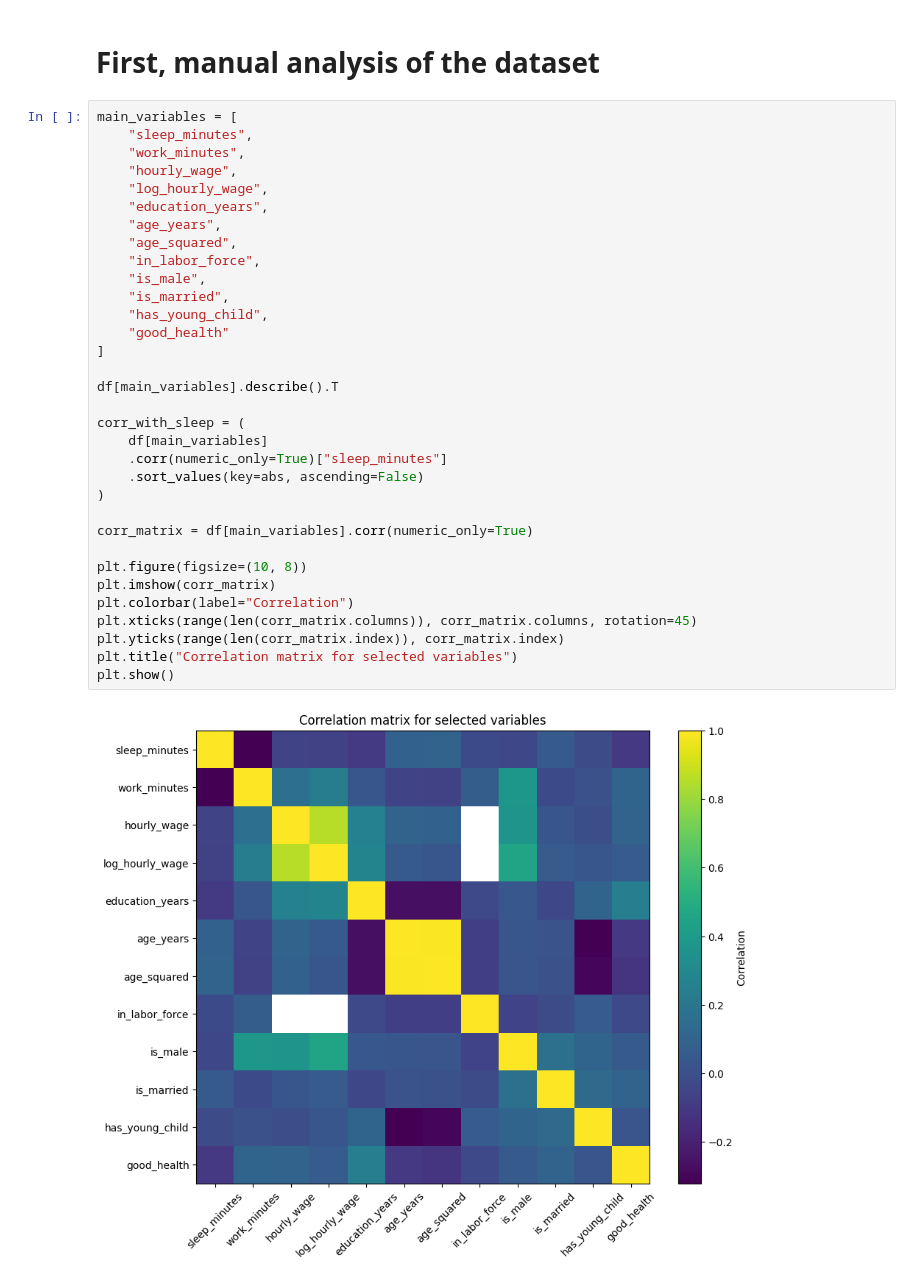
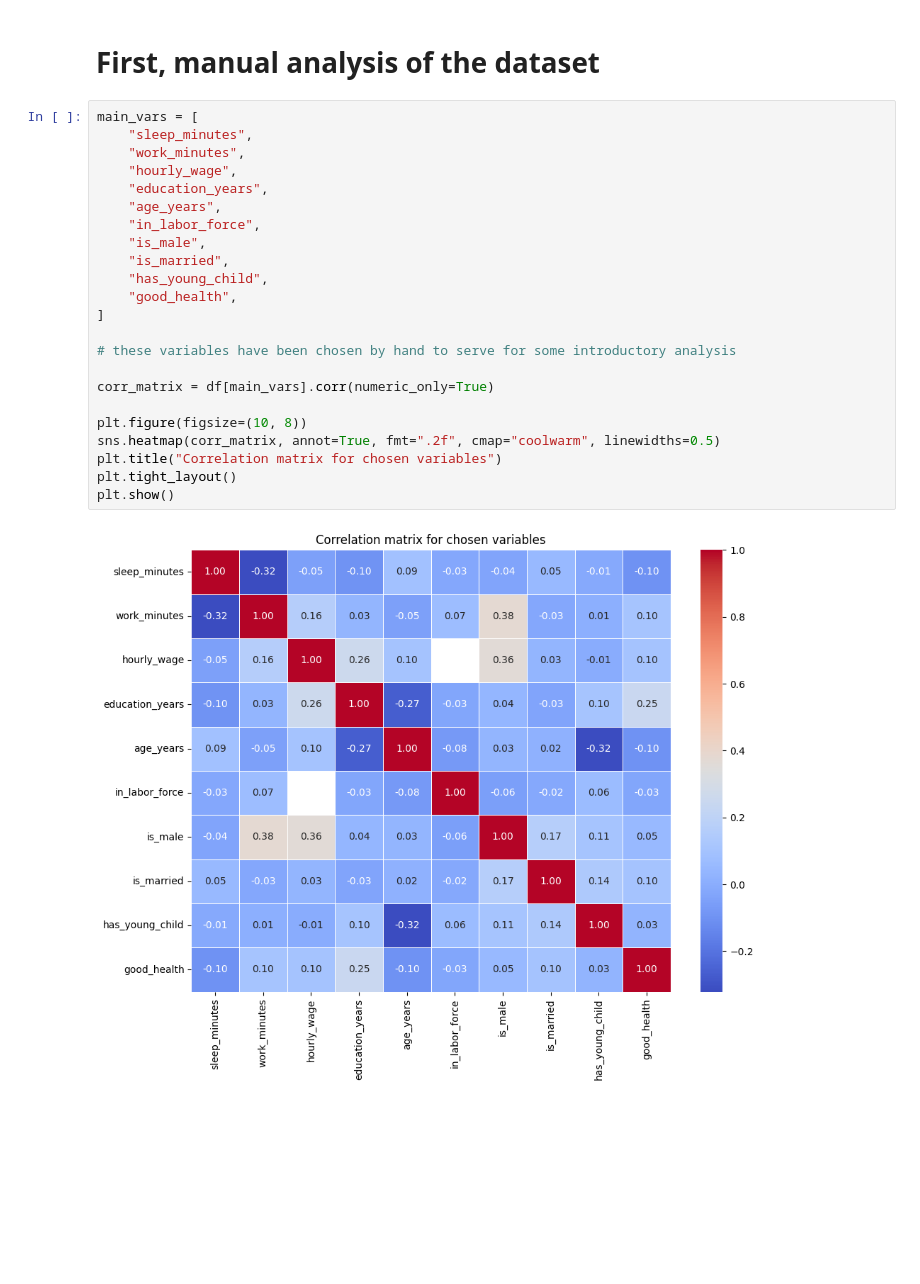
Before and after one commit to bartoszwerp/Sleep-Data-Report, a Jupyter notebook: sleep_analysis.ipynb, the cells around one changed output. Drawn from its saved outputs; the diff is of its cells as text; blank space fills up the shorter version.

```diff
--- a/sleep_analysis.ipynb
+++ b/sleep_analysis.ipynb
@@ -130,37 +130,27 @@ Though I'm obliged to mention that its results will not describe the full sample
 # %% [markdown]
 # First, manual analysis of the dataset
 # %%
-main_variables = [
+main_vars = [
     "sleep_minutes",
     "work_minutes",
     "hourly_wage",
-    "log_hourly_wage",
     "education_years",
     "age_years",
-    "age_squared",
     "in_labor_force",
     "is_male",
     "is_married",
     "has_young_child",
-    "good_health"
+    "good_health",
 ]
 
-df[main_variables].describe().T
+# these variables have been chosen by hand to serve for some introductory analysis
 
-corr_with_sleep = (
-    df[main_variables]
-    .corr(numeric_only=True)["sleep_minutes"]
-    .sort_values(key=abs, ascending=False)
-)
-
-corr_matrix = df[main_variables].corr(numeric_only=True)
+corr_matrix = df[main_vars].corr(numeric_only=True)
 
 plt.figure(figsize=(10, 8))
-plt.imshow(corr_matrix)
-plt.colorbar(label="Correlation")
-plt.xticks(range(len(corr_matrix.columns)), corr_matrix.columns, rotation=45)
-plt.yticks(range(len(corr_matrix.index)), corr_matrix.index)
-plt.title("Correlation matrix for selected variables")
+sns.heatmap(corr_matrix, annot=True, fmt=".2f", cmap="coolwarm", linewidths=0.5)
+plt.title("Correlation matrix for chosen variables")
+plt.tight_layout()
 plt.show()
 # %% [output]
-[figure, old version]
+[figure, new version]
```
Also changed, not shown: parts of 10 cells of this notebook.
